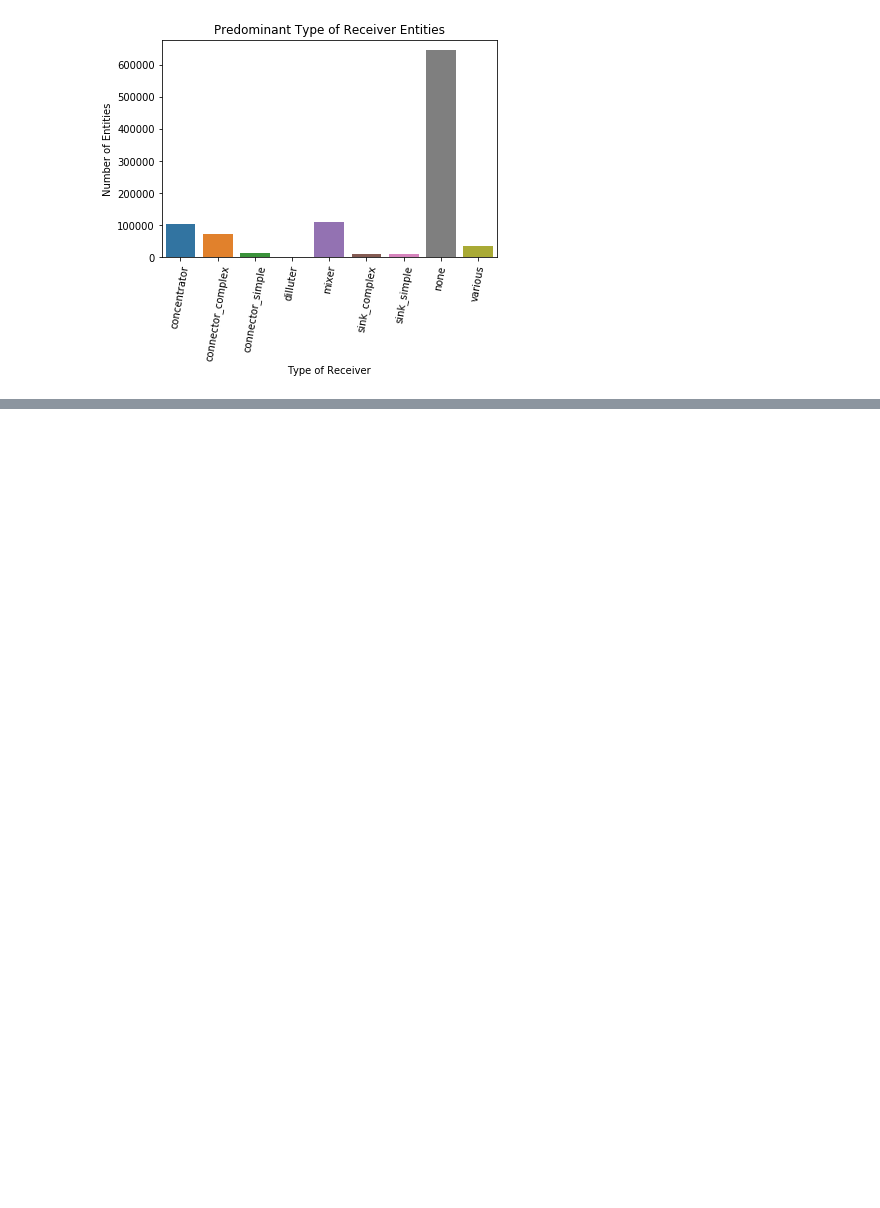
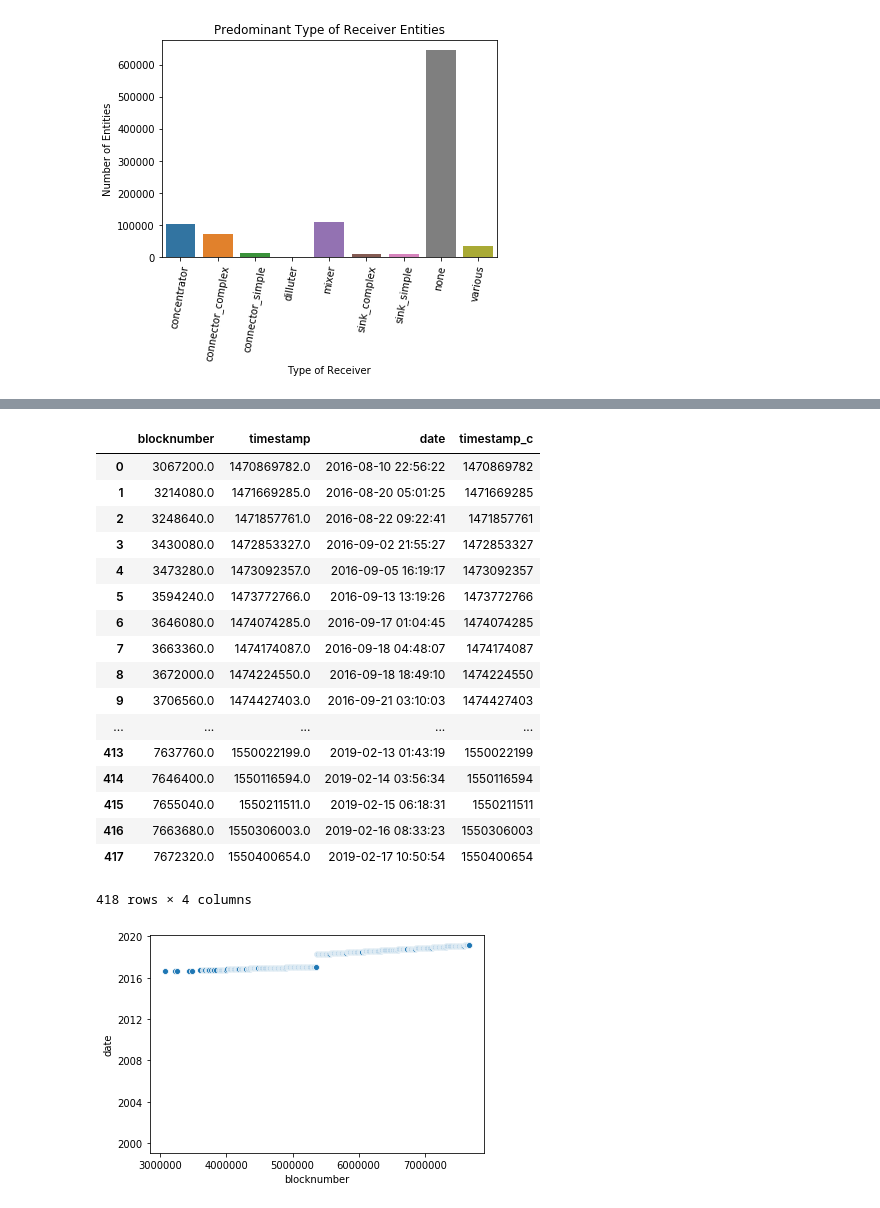
Before and after one commit to daniel-wenzel/polonius, a Jupyter notebook: jupyter/Taxonomy.ipynb, the cells around one changed output, grey strips where cells are left out. Saved outputs shown, nothing was run; the diff lists cells and outputs as text; code cells hidden in the pictures; blank space fills up the shorter version.

```diff
--- a/jupyter/Taxonomy.ipynb
+++ b/jupyter/Taxonomy.ipynb
@@ -305,0 +351,32 @@ GROUP BY type''')
+# %%
+d = sql('''
+SELECT
+    1.0*blocknumber as blocknumber, timestamp as timestamp
+FROM ETransfer
+where blocknumber / 8640 * 8640 = blocknumber
+GROUP BY blocknumber''')
+# %%
+d['timestamp_c'] = d['timestamp'].str.replace('.0','', regex=False)
+d['date'] = pd.to_datetime(d['timestamp_c'],unit='s')
+sns.scatterplot(data=d, x='blocknumber', y='date')
+d
+# %% [output]
+|  | blocknumber | timestamp | date | timestamp_c |
+| 0 | 3067200.0 | 1470869782.0 | 2016-08-10 22:56:22 | 1470869782 |
+| 1 | 3214080.0 | 1471669285.0 | 2016-08-20 05:01:25 | 1471669285 |
+| 2 | 3248640.0 | 1471857761.0 | 2016-08-22 09:22:41 | 1471857761 |
+| 3 | 3430080.0 | 1472853327.0 | 2016-09-02 21:55:27 | 1472853327 |
+| 4 | 3473280.0 | 1473092357.0 | 2016-09-05 16:19:17 | 1473092357 |
+| 5 | 3594240.0 | 1473772766.0 | 2016-09-13 13:19:26 | 1473772766 |
+| 6 | 3646080.0 | 1474074285.0 | 2016-09-17 01:04:45 | 1474074285 |
+| 7 | 3663360.0 | 1474174087.0 | 2016-09-18 04:48:07 | 1474174087 |
+| 8 | 3672000.0 | 1474224550.0 | 2016-09-18 18:49:10 | 1474224550 |
+| 9 | 3706560.0 | 1474427403.0 | 2016-09-21 03:10:03 | 1474427403 |
+| ... | ... | ... | ... | ... |
+| 413 | 7637760.0 | 1550022199.0 | 2019-02-13 01:43:19 | 1550022199 |
+| 414 | 7646400.0 | 1550116594.0 | 2019-02-14 03:56:34 | 1550116594 |
+| 415 | 7655040.0 | 1550211511.0 | 2019-02-15 06:18:31 | 1550211511 |
+| 416 | 7663680.0 | 1550306003.0 | 2019-02-16 08:33:23 | 1550306003 |
+| 417 | 7672320.0 | 1550400654.0 | 2019-02-17 10:50:54 | 1550400654 |
+418 rows × 4 columns
+[figure, added]
```
Also changed, not shown: parts of 12 cells of this notebook, 2 other files.
